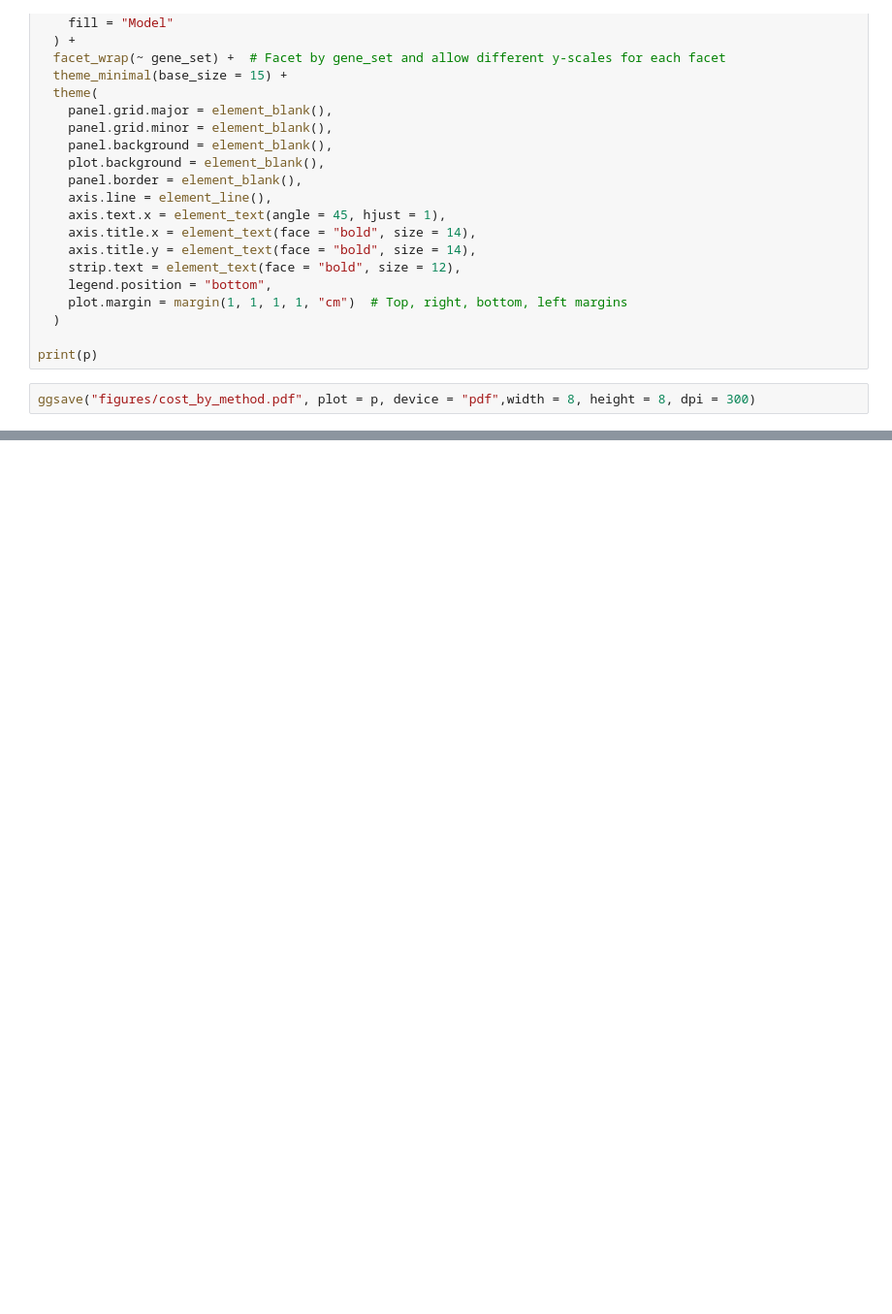
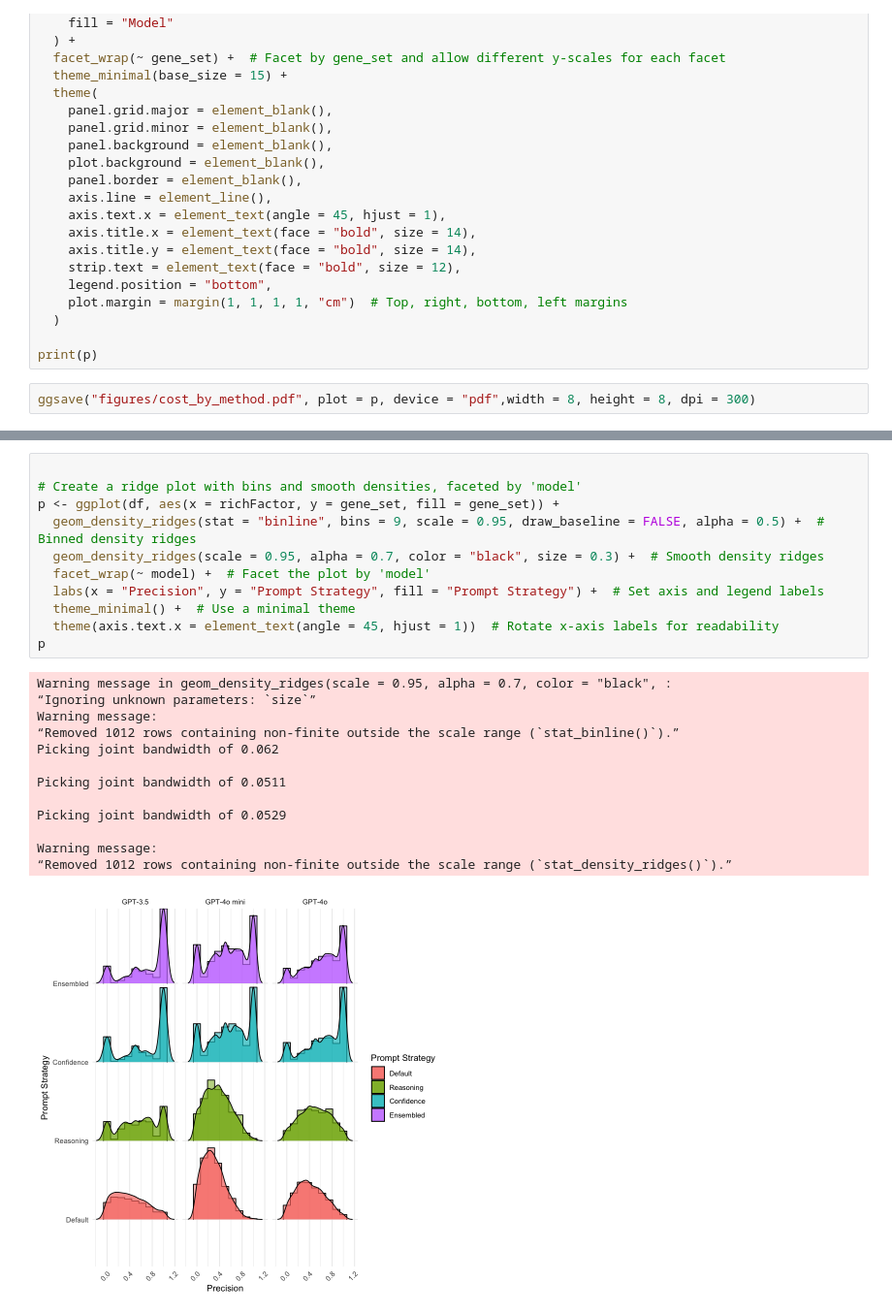
Before and after one commit to Alector-BIO/llm2geneset, a Jupyter notebook: notebooks/fig2.ipynb, the cells around one changed output, grey strips where cells are left out. Shown at 97% size. Saved outputs shown, nothing was run; the diff lists cells and outputs as text; blank space fills up the shorter version.

```diff
--- a/notebooks/fig2.ipynb
+++ b/notebooks/fig2.ipynb
@@ -358,0 +407,25 @@ Saving 7 x 7 in image
+# %%
+
+# Create a ridge plot with bins and smooth densities, faceted by 'model'
+p <- ggplot(df, aes(x = richFactor, y = gene_set, fill = gene_set)) +
+  geom_density_ridges(stat = "binline", bins = 9, scale = 0.95, draw_baseline = FALSE, alpha = 0.5) +  # Binned density ridges
+  geom_density_ridges(scale = 0.95, alpha = 0.7, color = "black", size = 0.3) +  # Smooth density ridges
+  facet_wrap(~ model) +  # Facet the plot by 'model'
+  labs(x = "Precision", y = "Prompt Strategy", fill = "Prompt Strategy") +  # Set axis and legend labels
+  theme_minimal() +  # Use a minimal theme
+  theme(axis.text.x = element_text(angle = 45, hjust = 1))  # Rotate x-axis labels for readability
+p
+# %% [output]
+Warning message in geom_density_ridges(scale = 0.95, alpha = 0.7, color = "black", :
+“Ignoring unknown parameters: `size`”
+Warning message:
+“Removed 1012 rows containing non-finite outside the scale range (`stat_binline()`).”
+Picking joint bandwidth of 0.062
+
+Picking joint bandwidth of 0.0511
+
+Picking joint bandwidth of 0.0529
+
+Warning message:
+“Removed 1012 rows containing non-finite outside the scale range (`stat_density_ridges()`).”
+[figure, added]
```
Also changed, not shown: parts of 15 cells of this notebook, 2 other files.
